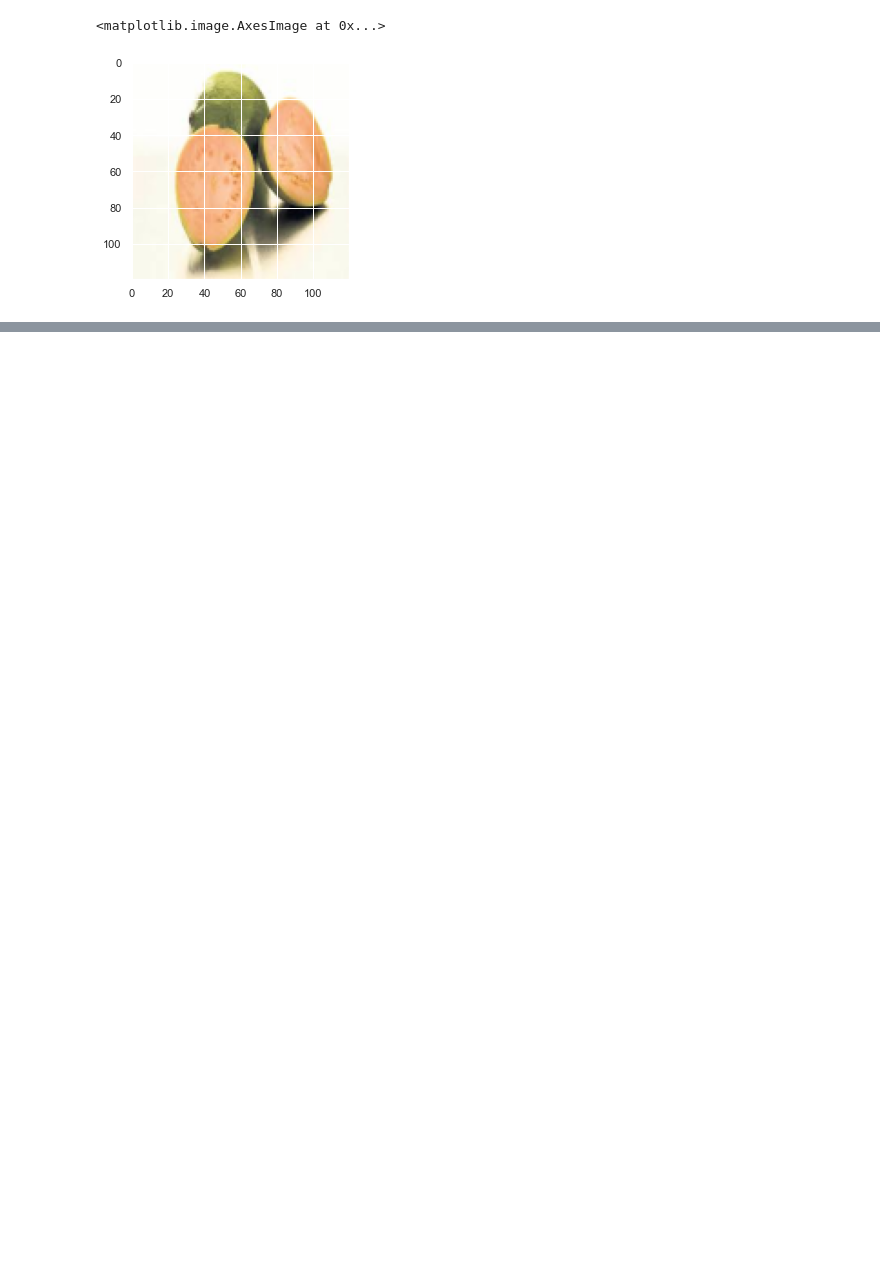
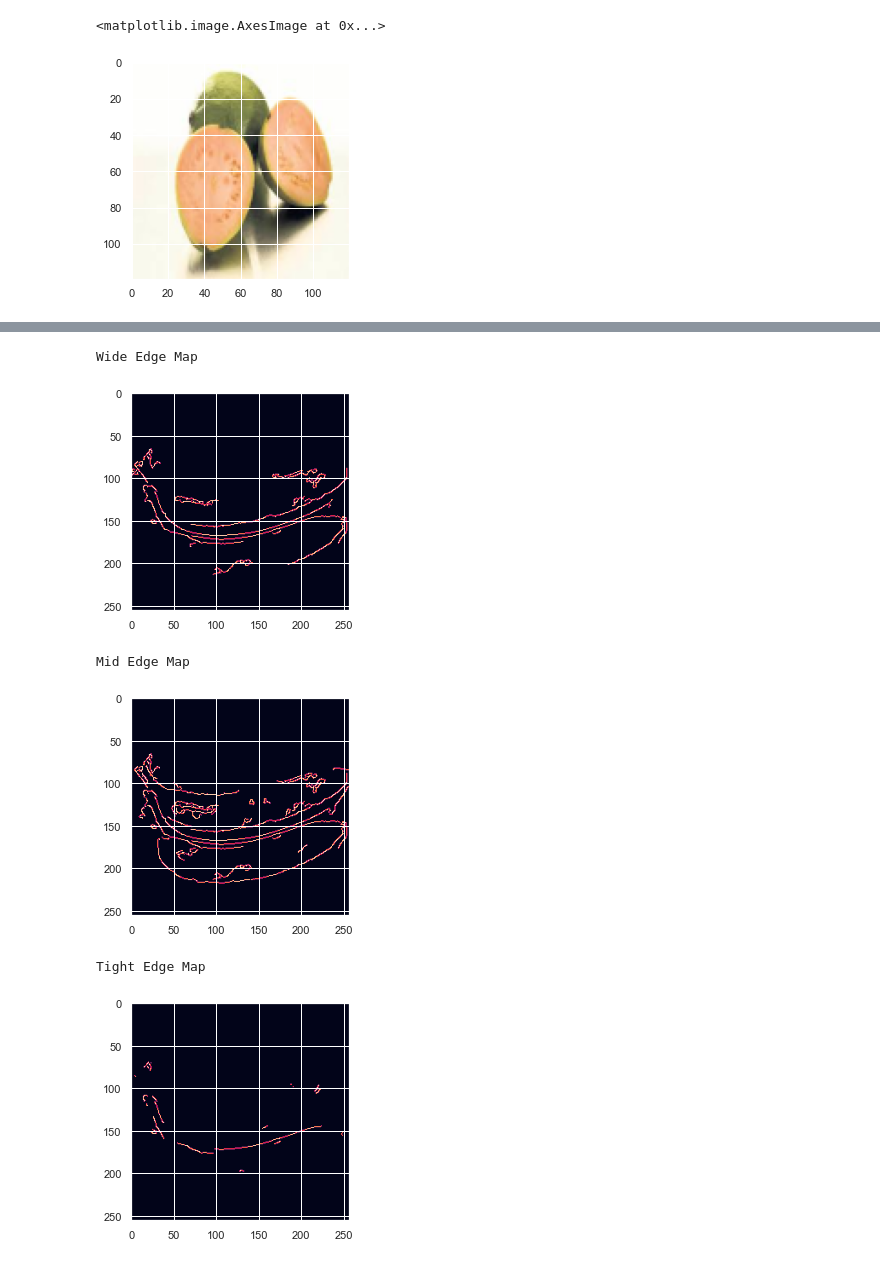
Before and after one commit to ChetanKrishna07/Fruit_Recognition, a Jupyter notebook: ImageProssesing.ipynb, the cells around one changed output, grey strips where cells are left out. Cells and saved outputs as stored; diff of their text form; code cells hidden in the pictures; blank space fills up the shorter version.

Commit message:
Try edge detection and masking

```diff
--- a/ImageProssesing.ipynb
+++ b/ImageProssesing.ipynb
@@ -143,0 +112,23 @@ IndexError: list index out of range
+# %%
+wide = cv2.Canny(blurred, 10, 200)
+mid = cv2.Canny(blurred, 30, 150)
+tight = cv2.Canny(blurred, 240, 250)
+# %%
+print("Wide Edge Map")
+plt.imshow(wide)
+plt.show()
+
+print("Mid Edge Map")
+plt.imshow(mid)
+plt.show()
+
+print("Tight Edge Map")
+plt.imshow(tight)
+plt.show()
+# %% [output]
+Wide Edge Map
+[figure, added]
+Mid Edge Map
+[figure, added]
+Tight Edge Map
+[figure, added]
```
Also changed, not shown: parts of 16 cells of this notebook.
